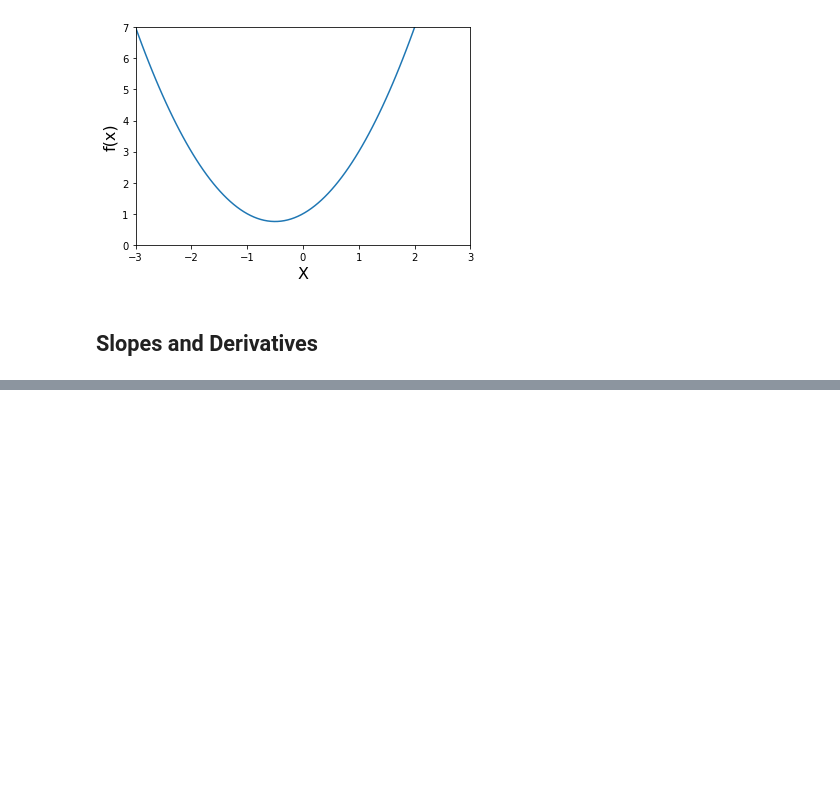
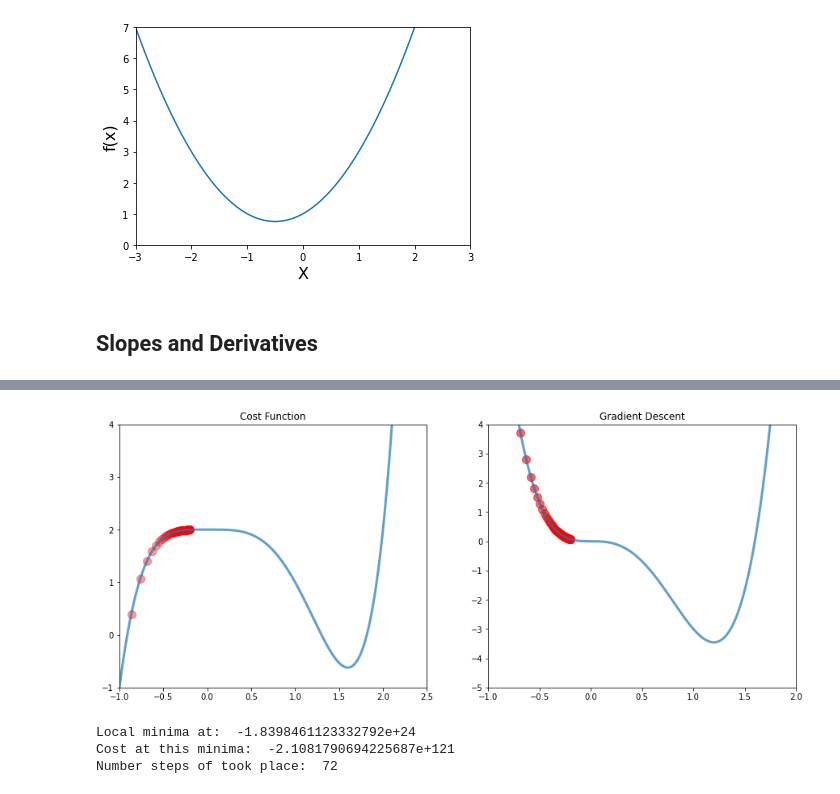
Before and after one commit to sauravgpt/Data-Mining-and-ML, a Jupyter notebook: Module4/gradientDescent.ipynb, the cells around one changed output, grey strips where cells are left out. Drawn from its saved outputs; the diff is of its cells as text; code cells hidden in the pictures; blank space fills up the shorter version.

```diff
--- a/Module4/gradientDescent.ipynb
+++ b/Module4/gradientDescent.ipynb
@@ -53,0 +169,35 @@ plt.show()
+# %%
+x_3 = np.linspace(start=-2.5, stop=2.5, num=1000)
+
+def h(x):
+    return x**5 - 2*x**4 + 2
+
+def dh(x):
+    return 5*x**4 - 8*x**3
+# %%
+local_minima, list_x, deriv_list = gradient_descent(derivative_func= dh,inital_guess= -0.2, max_iter=71)
+plt.figure(figsize = (15,6))
+plt.subplot(1,2,1)
+plt.title('Cost Function')
+plt.xlim([-1, 2.5])
+plt.ylim([-1, 4])
+plt.plot(x_3, h(x_3), linewidth=3, alpha=0.7)
+variable = [h(x) for x in list_x]
+plt.scatter(list_x, variable, color='red', alpha=0.4, s=100)
+
+plt.subplot(1,2,2)
+plt.title('Gradient Descent')
+plt.xlim([-1, 2])
+plt.ylim([-5, 4])
+plt.plot(x_3, dh(x_3), linewidth=3, alpha=0.7)
+plt.scatter(list_x, deriv_list, s = 100, color='red', alpha=0.6)
+plt.show()
+
+print('Local minima at: ', local_minima)
+print('Cost at this minima: ', h(local_minima))
+print('Number steps of took place: ', len(list_x))
+# %% [output]
+[figure, added]
+Local minima at:  -1.8398461123332792e+24
+Cost at this minima:  -2.1081790694225687e+121
+Number steps of took place:  72
```
Also changed, not shown: parts of 16 cells of this notebook.
